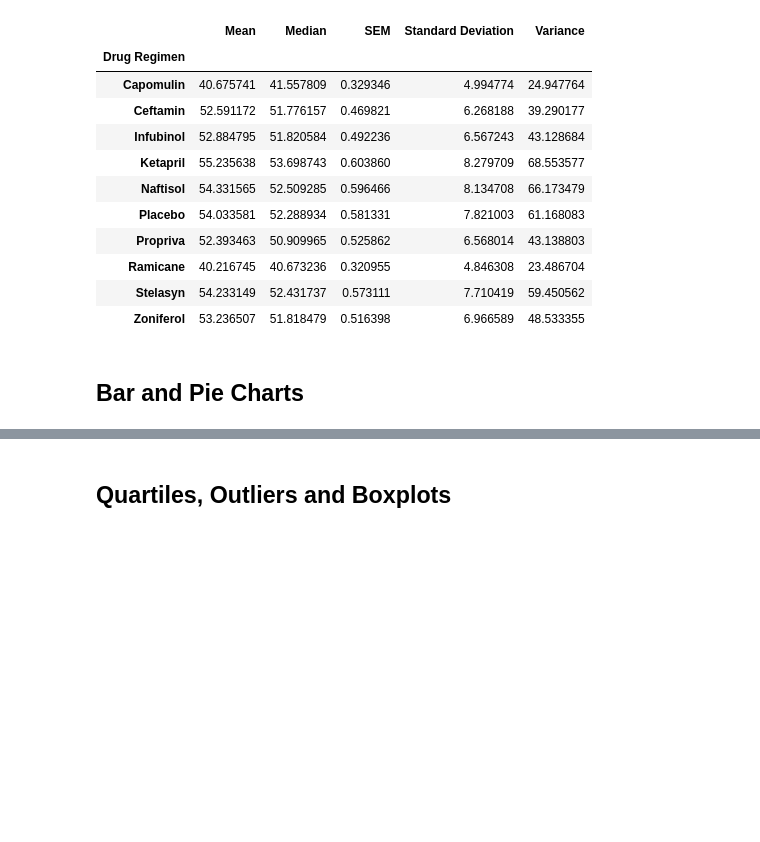
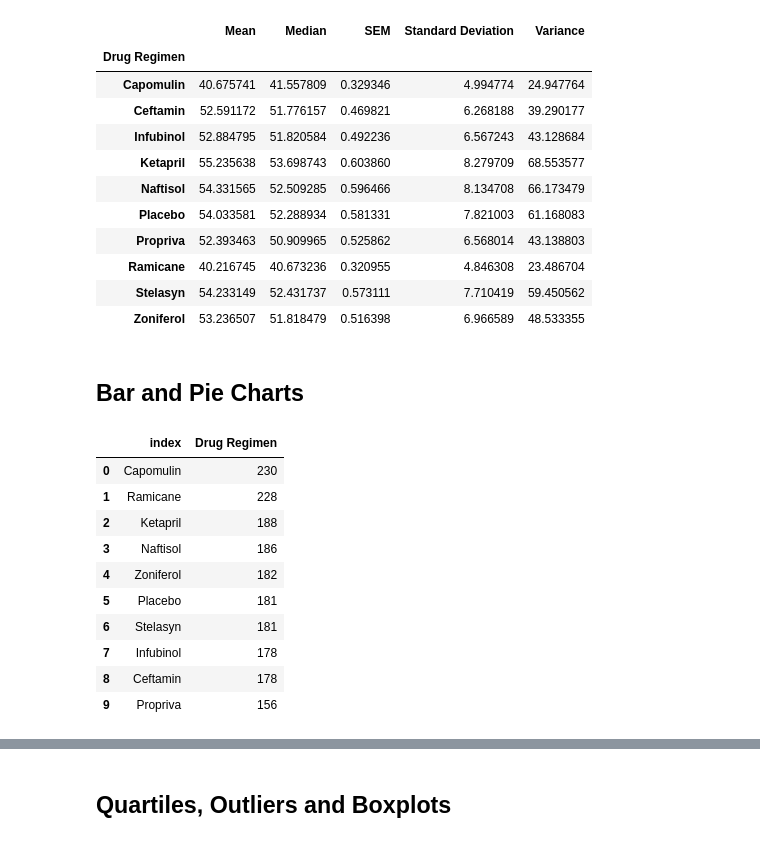
Before and after one commit to priyamittal96/matplotlib-challenge, a Jupyter notebook: pymaceuticals_starter.ipynb, the cells around one changed output, grey strips where cells are left out. Saved outputs shown, nothing was run; the diff lists cells and outputs as text; code cells hidden in the pictures; blank space fills up the shorter version.

```diff
--- a/pymaceuticals_starter.ipynb
+++ b/pymaceuticals_starter.ipynb
@@ -101,5 +101,19 @@ summary_df
 ## Bar and Pie Charts
 # %%
 # Generate a bar plot showing the total number of measurements taken on each drug regimen using pandas.
+regiment_df = pd.DataFrame(cleaned_df["Drug Regimen"].value_counts()).reset_index()
+regiment_df
+# %% [output]
+|  | index | Drug Regimen |
+| 0 | Capomulin | 230 |
+| 1 | Ramicane | 228 |
+| 2 | Ketapril | 188 |
+| 3 | Naftisol | 186 |
+| 4 | Zoniferol | 182 |
+| 5 | Placebo | 181 |
+| 6 | Stelasyn | 181 |
+| 7 | Infubinol | 178 |
+| 8 | Ceftamin | 178 |
+| 9 | Propriva | 156 |
 # %%
 # Generate a bar plot showing the total number of measurements taken on each drug regimen using pyplot.
```
Also changed, not shown: parts of 1 cell of this notebook.
